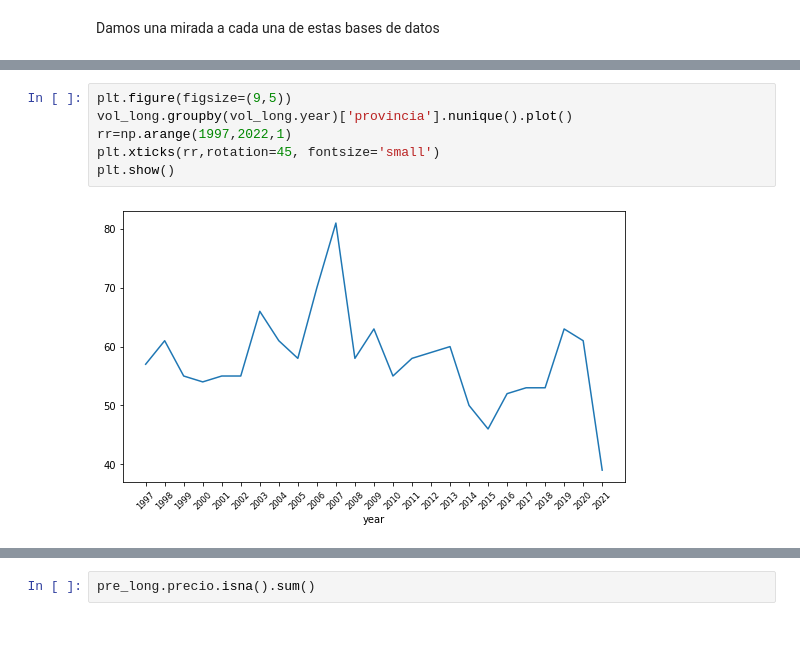
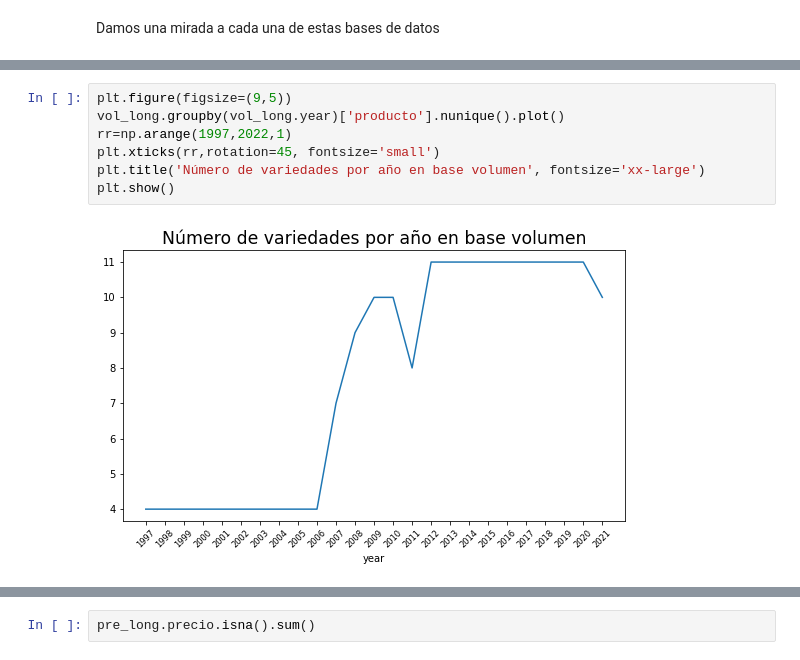
Before and after one commit to eduzegarra/grade_01, a Jupyter notebook: proyecto_papa.ipynb, the cells around one changed output, grey strips where cells are left out. Drawn from its saved outputs; the diff is of its cells as text; blank space fills up the shorter version.

```diff
--- a/proyecto_papa.ipynb
+++ b/proyecto_papa.ipynb
@@ -85,8 +95,9 @@ plt.show()
 # %%
 plt.figure(figsize=(9,5))
-vol_long.groupby(vol_long.year)['provincia'].nunique().plot()
+vol_long.groupby(vol_long.year)['producto'].nunique().plot()
 rr=np.arange(1997,2022,1)
 plt.xticks(rr,rotation=45, fontsize='small')
+plt.title('Número de variedades por año en base volumen', fontsize='xx-large')
 plt.show()
 # %% [output]
-[figure, old version]
+[figure, new version]
```
Also changed, not shown: parts of 17 cells of this notebook.
